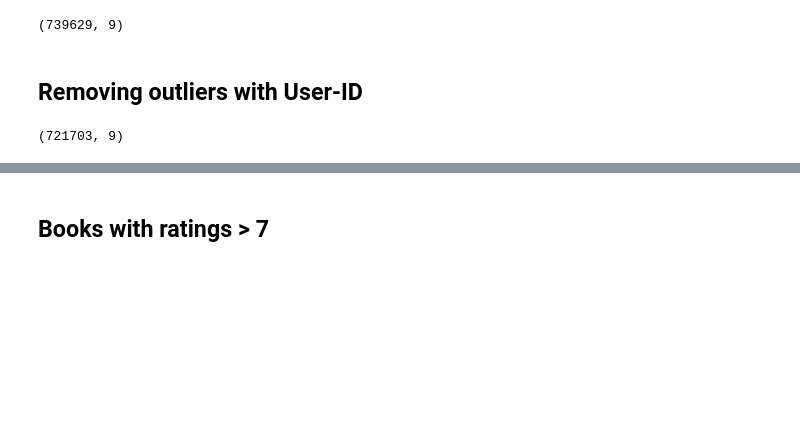
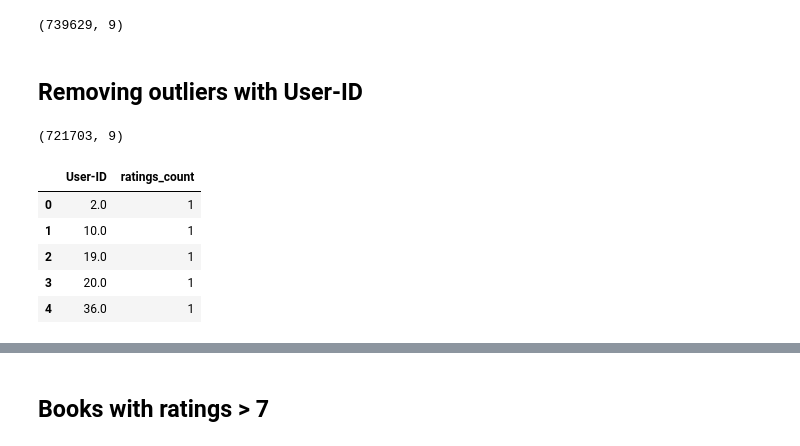
Before and after one commit to sudkpa/SB_DS, a Jupyter notebook: Career_Track/Capstone_Three/Data_Wrangle_EDA/Cap3_Notebook_stepstwothree.ipynb, the cells around one changed output, grey strips where cells are left out. Cells and saved outputs as stored; diff of their text form; code cells hidden in the pictures; blank space fills up the shorter version.

```diff
--- a/Career_Track/Capstone_Three/Data_Wrangle_EDA/Cap3_Notebook_stepstwothree.ipynb
+++ b/Career_Track/Capstone_Three/Data_Wrangle_EDA/Cap3_Notebook_stepstwothree.ipynb
@@ -674,0 +677,10 @@ df.shape
+# %%
+df_users_less_ratings.reset_index(level=0, inplace=True)
+df_users_less_ratings.head()
+# %% [output]
+|  | User-ID | ratings_count |
+| 0 | 2.0 | 1 |
+| 1 | 10.0 | 1 |
+| 2 | 19.0 | 1 |
+| 3 | 20.0 | 1 |
+| 4 | 36.0 | 1 |
```
Also changed, not shown: parts of 16 cells of this notebook.
